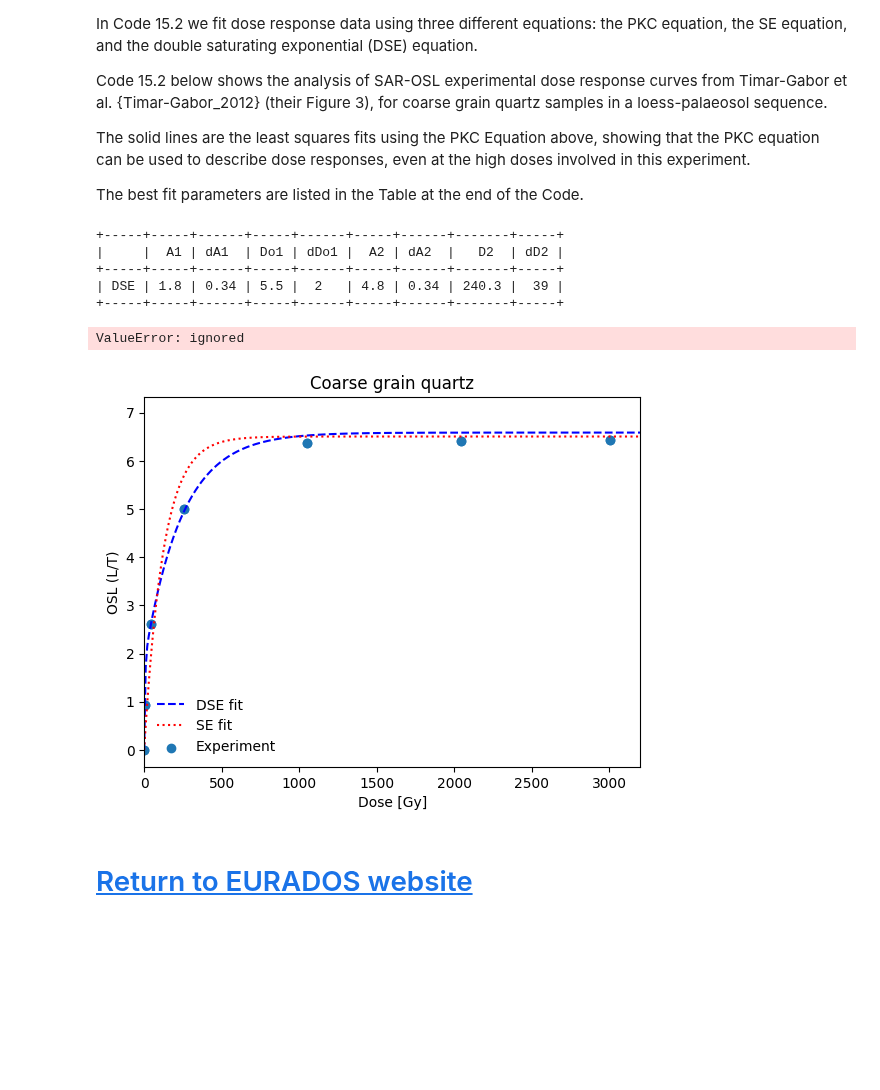
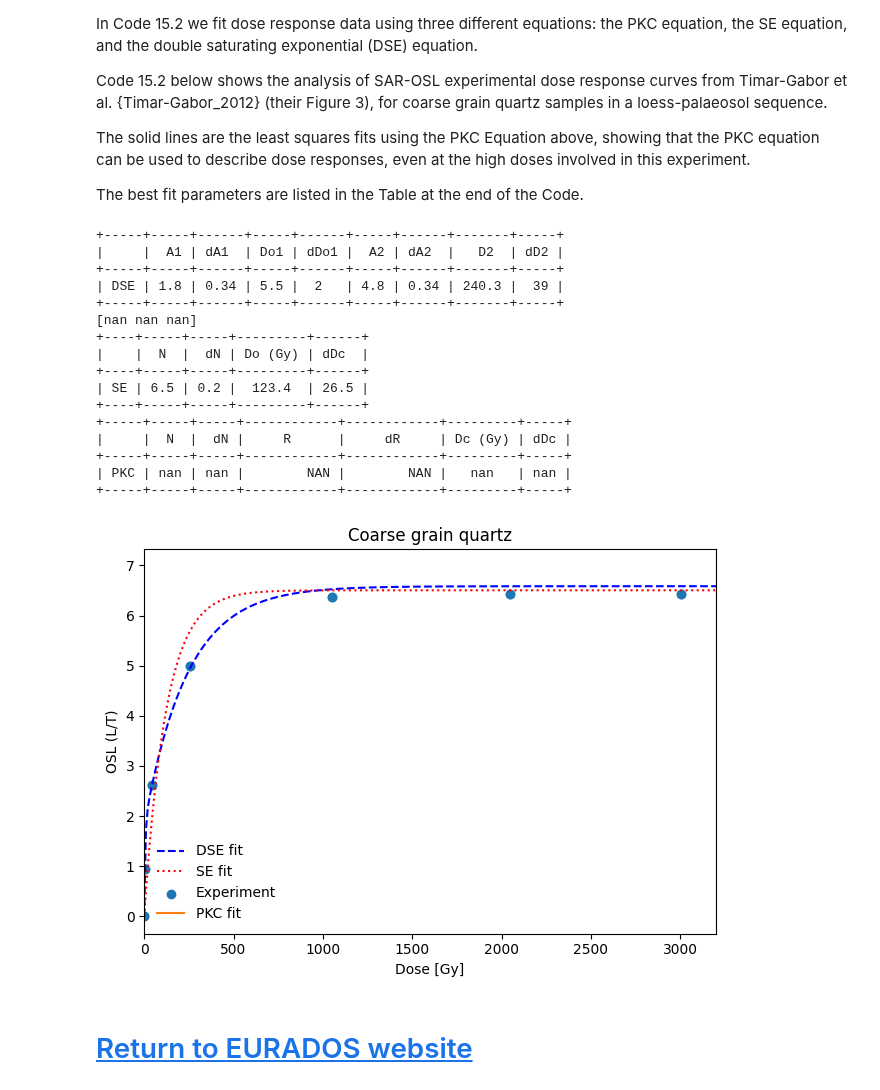
Before and after one commit to vpagonis/EURADOS-2023, a Jupyter notebook: Code_15_2.ipynb, the cells around one changed output. Drawn from its saved outputs; the diff is of its cells as text; code cells hidden in the pictures; blank space fills up the shorter version.

```diff
--- a/Code_15_2.ipynb
+++ b/Code_15_2.ipynb
@@ -158,37 +158,48 @@ dDo = round(np.sqrt(cov[1][1]),1)
 # initial values for PKC
 init_vals=[100.0,.1,100]
 
 # find best fit with PKC
 params, cov = optimize.curve_fit(lambertfit,\
 x_data, y_data,p0=init_vals)
 
 # plot best fit with PKC
 dN = round(np.sqrt(cov[0][0]),0)
 dR = format(abs(np.sqrt(cov[1][1])),"10.1E")
-dDc = int(np.sqrt(cov[2][2]))
+dDc = np.sqrt(cov[2][2])
 plt.plot(x_vals, lambertfit(x_vals, *params[0:4]),\
 label='PKC fit');
 leg = plt.legend()
 leg.get_frame().set_linewidth(0.0)
 plt.tight_layout()
 
 # create and print table of parameters for PKC
+print(params)
 myTable2 = PrettyTable([" ","N", "dN", "Do (Gy)","dDc"])
 myTable2.add_row(["SE",A,dA,Do,\
 dDo])
 print(myTable2)
 myTable3=PrettyTable([" ","N","dN", "R","dR","Dc (Gy)","dDc"])
-myTable3.add_row(["PKC",round(params[0],0),dN,\
-format(abs(params[1]),"10.1E"),dR,abs(int(params[2])),dDc])
+myTable3.add_row(["PKC",params[0],dN,\
+format(abs(params[1]),"10.1E"),dR,abs(params[2]),dDc])
 print(myTable3)
 plt.show()
 # %% [output]
 +-----+-----+------+-----+------+-----+------+-------+-----+
 |     |  A1 | dA1  | Do1 | dDo1 |  A2 | dA2  |   D2  | dD2 |
 +-----+-----+------+-----+------+-----+------+-------+-----+
 | DSE | 1.8 | 0.34 | 5.5 |  2   | 4.8 | 0.34 | 240.3 |  39 |
 +-----+-----+------+-----+------+-----+------+-------+-----+
+[nan nan nan]
++----+-----+-----+---------+------+
+|    |  N  |  dN | Do (Gy) | dDc  |
++----+-----+-----+---------+------+
+| SE | 6.5 | 0.2 |  123.4  | 26.5 |
++----+-----+-----+---------+------+
++-----+-----+-----+------------+------------+---------+-----+
+|     |  N  |  dN |     R      |     dR     | Dc (Gy) | dDc |
++-----+-----+-----+------------+------------+---------+-----+
+| PKC | nan | nan |        NAN |        NAN |   nan   | nan |
++-----+-----+-----+------------+------------+---------+-----+
-ValueError: ignored
-[figure, old version]
+[figure, new version]
 # %% [markdown]
 # [Return to EURADOS website](https://blog.mcdaniel.edu/vasilispagonis/python-codes-for-eurados-2023/)
```
